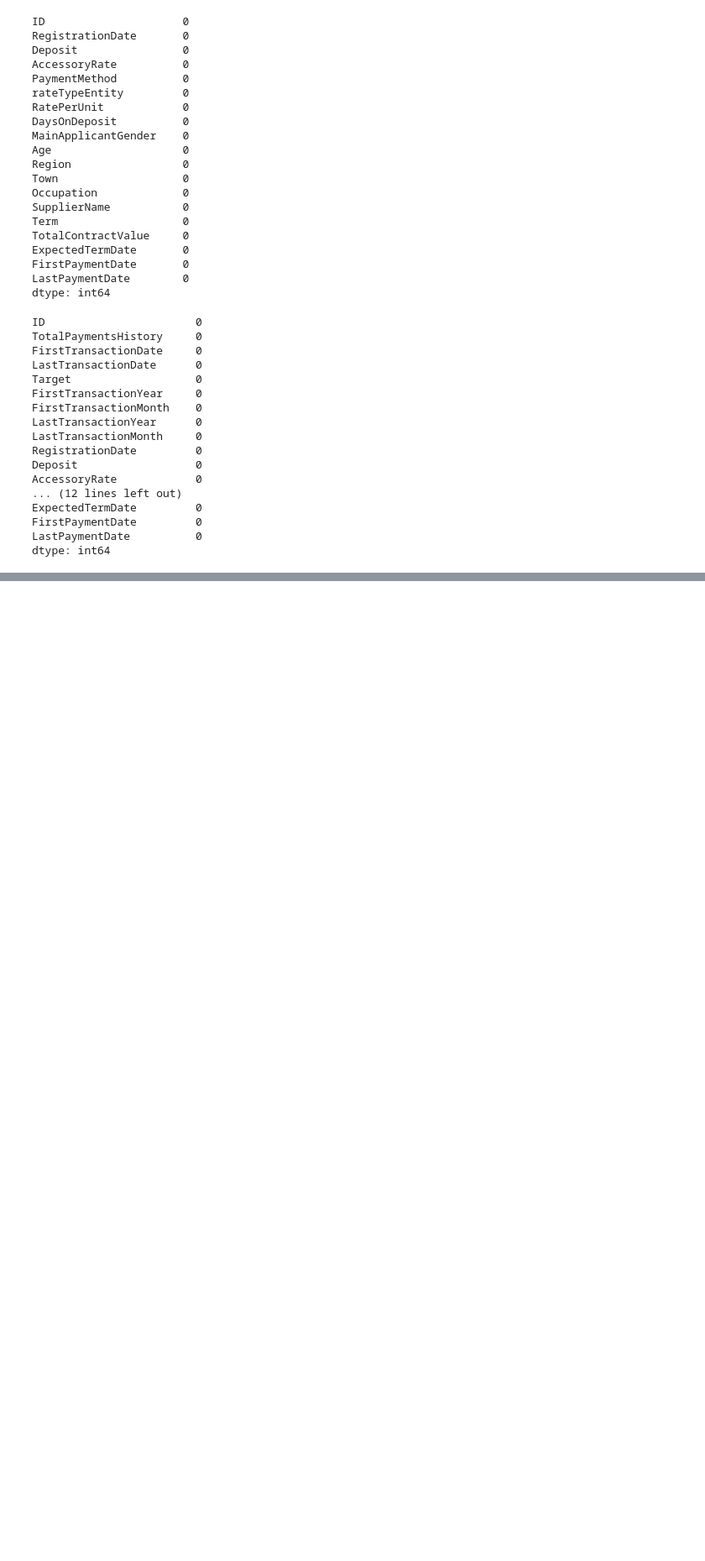
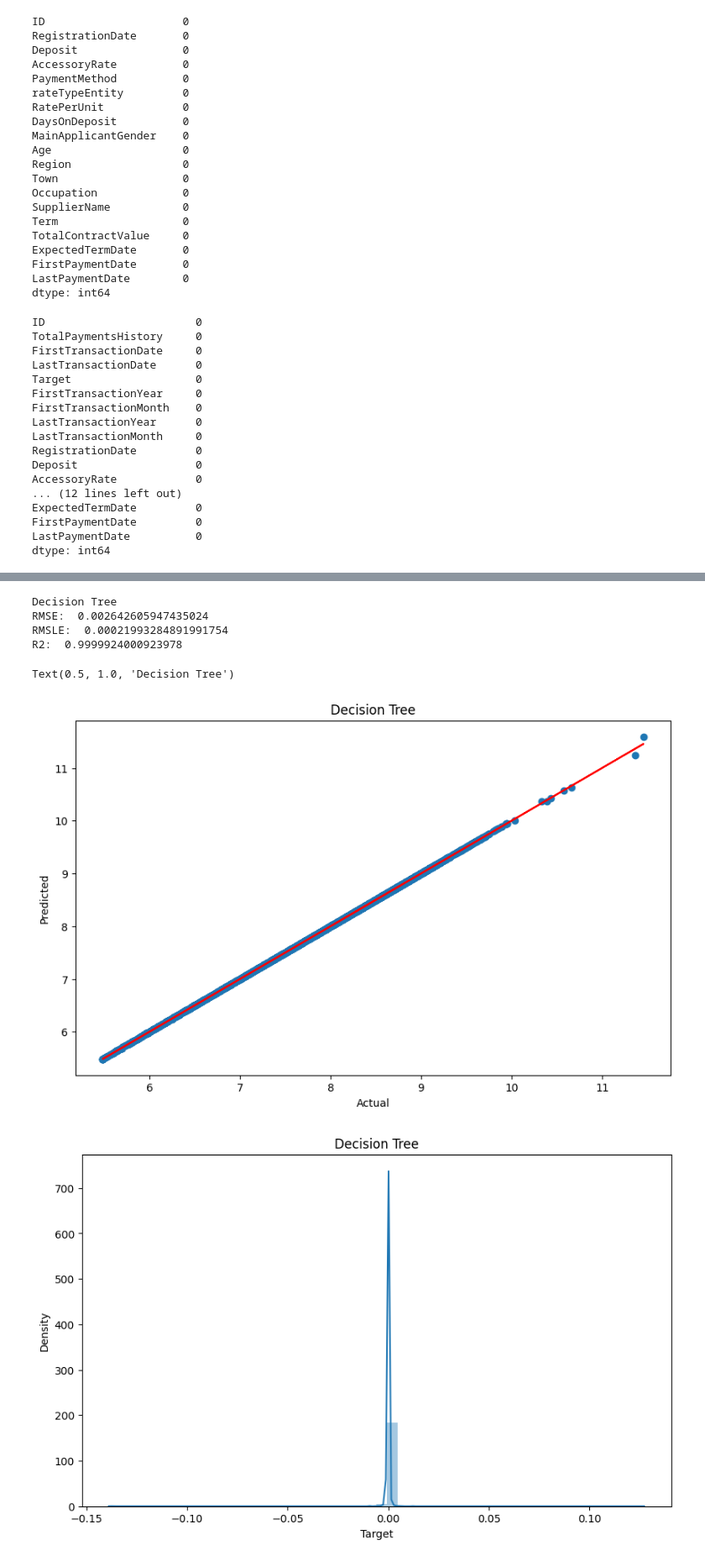
Before and after one commit to ashioyajotham/Daily-ML, a Jupyter notebook: ambassador-skill-up-hackathon/Ambassador_hack.ipynb, the cells around one changed output, grey strips where cells are left out. Shown at 84% size. Saved outputs shown, nothing was run; the diff lists cells and outputs as text; code cells hidden in the pictures; blank space fills up the shorter version.

```diff
--- a/ambassador-skill-up-hackathon/Ambassador_hack.ipynb
+++ b/ambassador-skill-up-hackathon/Ambassador_hack.ipynb
@@ -128,0 +303,37 @@ dtype: int64
+# %%
+# Decision Tree
+from sklearn.tree import DecisionTreeRegressor
+dt = DecisionTreeRegressor()
+
+# Fit the model
+dt.fit(X_train, y_train)
+
+# Make predictions
+dt_pred = dt.predict(X_test)
+
+# Evaluate the model
+print('Decision Tree')
+print('RMSE: ', np.sqrt(mean_squared_error(y_test, dt_pred)))
+print('RMSLE: ', np.sqrt(mean_squared_log_error(y_test, dt_pred)))
+print('R2: ', r2_score(y_test, dt_pred))
+
+# Visualize the predictions and residuals
+plt.figure(figsize=(10, 6))
+plt.scatter(y_test, dt_pred)
+plt.plot(y_test, y_test, 'r')
+plt.xlabel('Actual')
+plt.ylabel('Predicted')
+plt.title('Decision Tree')
+
+# Plot the residuals
+plt.figure(figsize=(10, 6))
+sns.distplot(y_test - dt_pred, bins=50)
+plt.title('Decision Tree')
+# %% [output]
+Decision Tree
+RMSE:  0.002642605947435024
+RMSLE:  0.00021993284891991754
+R2:  0.9999924000923978
+Text(0.5, 1.0, 'Decision Tree')
+[figure, added]
+[figure, added]
```
Also changed, not shown: parts of 21 cells of this notebook, 9 other files.
